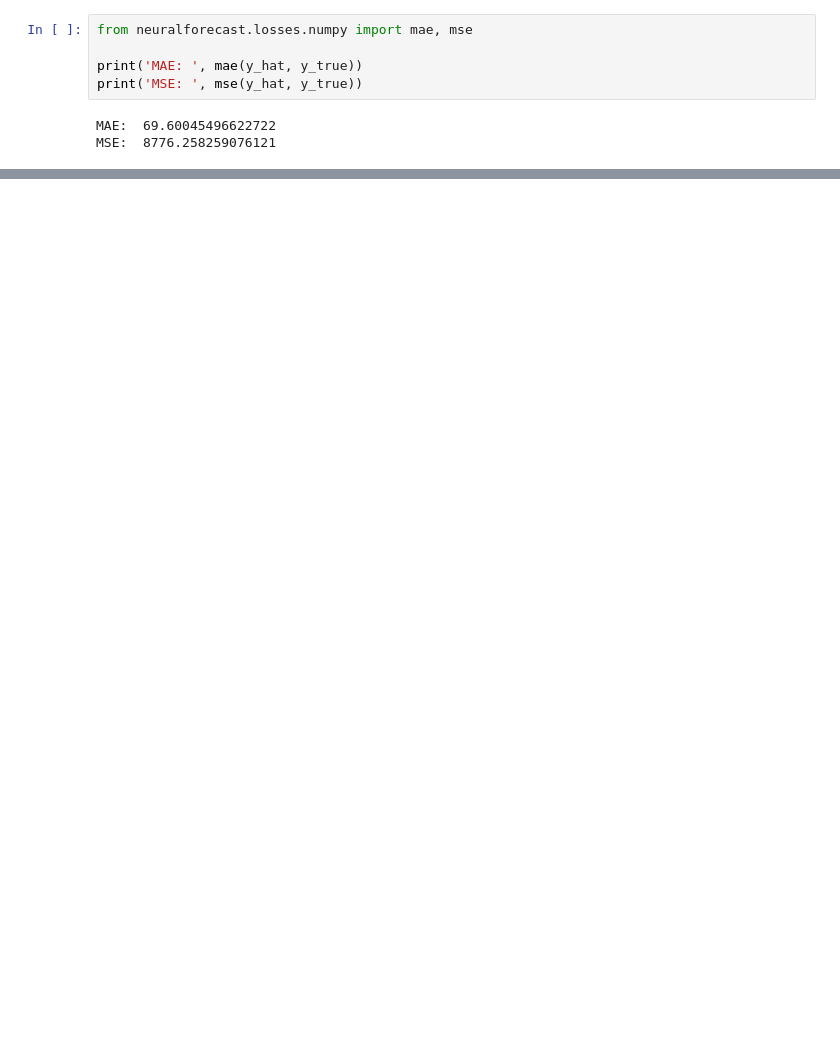
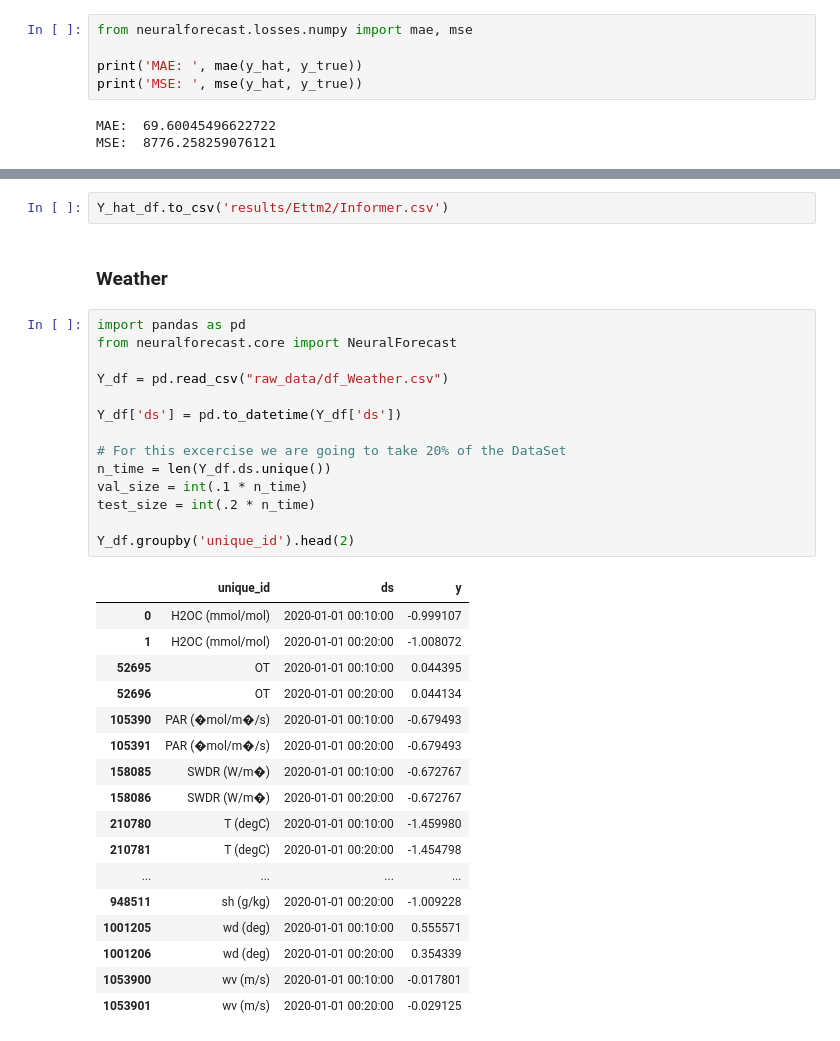
Before and after one commit to Blair-Lu-c/MADS, a Jupyter notebook: Deep_Learning_Project/models.informer.ipynb, the cells around one changed output, grey strips where cells are left out. Drawn from its saved outputs; the diff is of its cells as text; blank space fills up the shorter version.

Commit message:
informer model

```diff
--- a/Deep_Learning_Project/models.informer.ipynb
+++ b/Deep_Learning_Project/models.informer.ipynb
@@ -611,0 +762,36 @@ MSE:  8776.258259076121
+# %%
+Y_hat_df.to_csv('results/Ettm2/Informer.csv')
+# %% [markdown]
+### Weather
+# %%
+import pandas as pd
+from neuralforecast.core import NeuralForecast
+
+Y_df = pd.read_csv("raw_data/df_Weather.csv")
+
+Y_df['ds'] = pd.to_datetime(Y_df['ds'])
+
+# For this excercise we are going to take 20% of the DataSet
+n_time = len(Y_df.ds.unique())
+val_size = int(.1 * n_time)
+test_size = int(.2 * n_time)
+
+Y_df.groupby('unique_id').head(2)
+# %% [output]
+|  | unique_id | ds | y |
+| 0 | H2OC (mmol/mol) | 2020-01-01 00:10:00 | -0.999107 |
+| 1 | H2OC (mmol/mol) | 2020-01-01 00:20:00 | -1.008072 |
+| 52695 | OT | 2020-01-01 00:10:00 | 0.044395 |
+| 52696 | OT | 2020-01-01 00:20:00 | 0.044134 |
+| 105390 | PAR (�mol/m�/s) | 2020-01-01 00:10:00 | -0.679493 |
+| 105391 | PAR (�mol/m�/s) | 2020-01-01 00:20:00 | -0.679493 |
+| 158085 | SWDR (W/m�) | 2020-01-01 00:10:00 | -0.672767 |
+| 158086 | SWDR (W/m�) | 2020-01-01 00:20:00 | -0.672767 |
+| 210780 | T (degC) | 2020-01-01 00:10:00 | -1.459980 |
+| 210781 | T (degC) | 2020-01-01 00:20:00 | -1.454798 |
+| ... | ... | ... | ... |
+| 948511 | sh (g/kg) | 2020-01-01 00:20:00 | -1.009228 |
+| 1001205 | wd (deg) | 2020-01-01 00:10:00 | 0.555571 |
+| 1001206 | wd (deg) | 2020-01-01 00:20:00 | 0.354339 |
+| 1053900 | wv (m/s) | 2020-01-01 00:10:00 | -0.017801 |
+| 1053901 | wv (m/s) | 2020-01-01 00:20:00 | -0.029125 |
```
Also changed, not shown: parts of 12 cells of this notebook.
